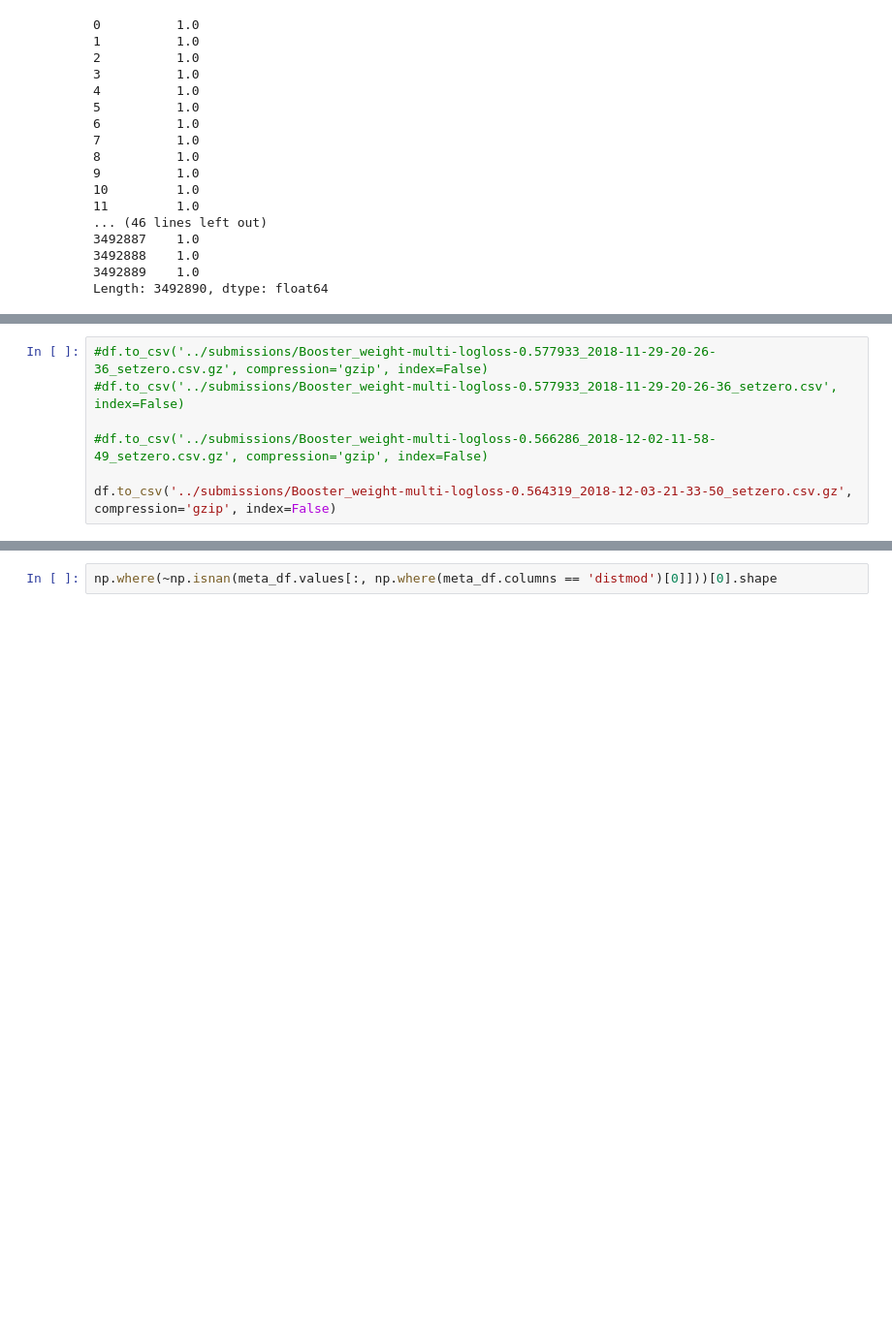
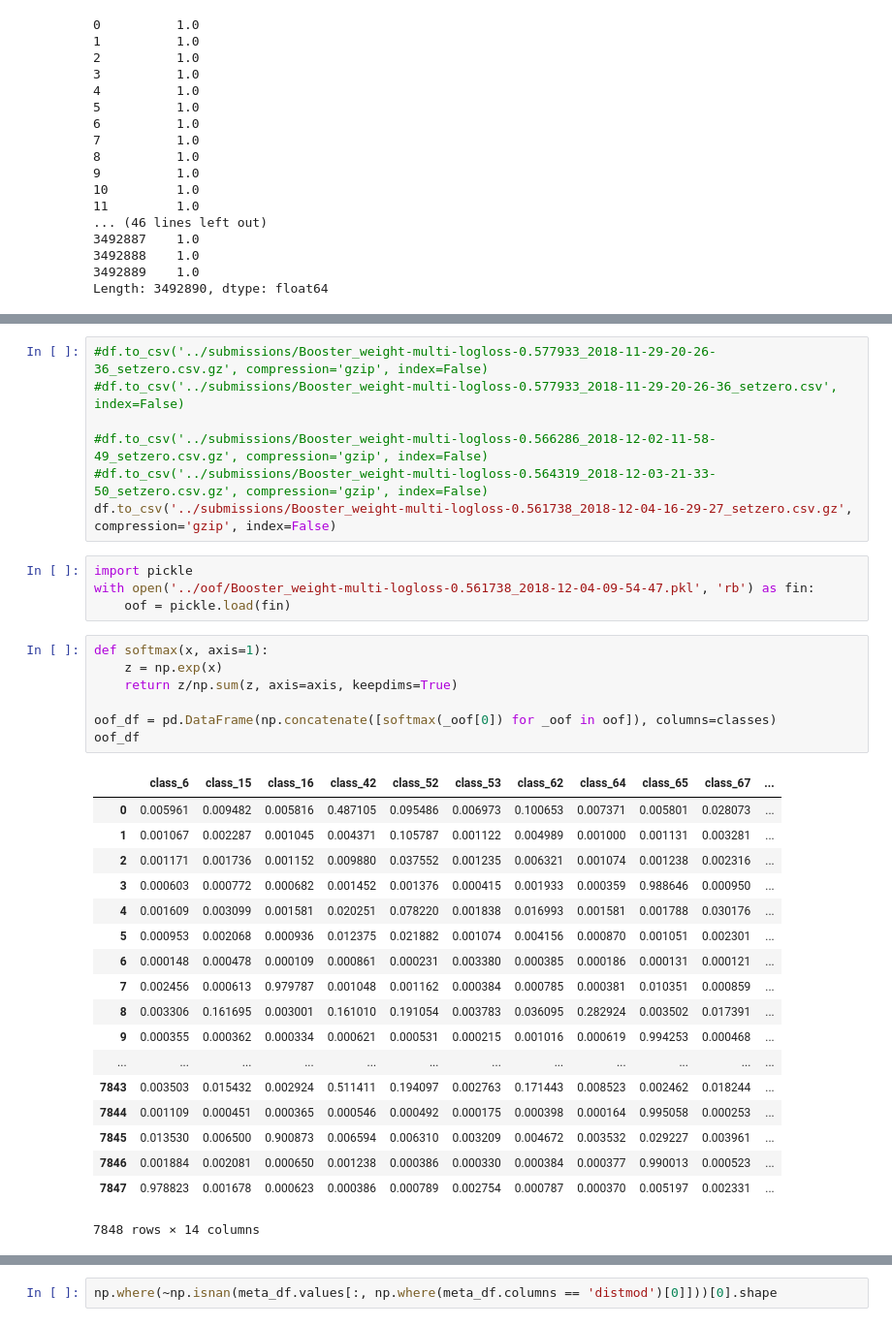
Before and after one commit to guchio3/kaggle-plasticc, a Jupyter notebook: notebook/construct_nn.ipynb, the cells around one changed output, grey strips where cells are left out. Shown: that part at 97% size. Cells and saved outputs as stored; diff of their text form; blank space fills up the shorter version.

```diff
--- a/notebook/construct_nn.ipynb
+++ b/notebook/construct_nn.ipynb
@@ -1383,8 +1384,38 @@ Name: class_99, Length: 3492890, dtype: float64
 #df.to_csv('../submissions/Booster_weight-multi-logloss-0.577933_2018-11-29-20-26-36_setzero.csv', index=False)
 
 #df.to_csv('../submissions/Booster_weight-multi-logloss-0.566286_2018-12-02-11-58-49_setzero.csv.gz', compression='gzip', index=False)
-
-df.to_csv('../submissions/Booster_weight-multi-logloss-0.564319_2018-12-03-21-33-50_setzero.csv.gz', compression='gzip', index=False)
+#df.to_csv('../submissions/Booster_weight-multi-logloss-0.564319_2018-12-03-21-33-50_setzero.csv.gz', compression='gzip', index=False)
+df.to_csv('../submissions/Booster_weight-multi-logloss-0.561738_2018-12-04-16-29-27_setzero.csv.gz', compression='gzip', index=False)
+# %%
+import pickle
+with open('../oof/Booster_weight-multi-logloss-0.561738_2018-12-04-09-54-47.pkl', 'rb') as fin:
+    oof = pickle.load(fin)
+# %%
+def softmax(x, axis=1):
+    z = np.exp(x)
+    return z/np.sum(z, axis=axis, keepdims=True)
+
+oof_df = pd.DataFrame(np.concatenate([softmax(_oof[0]) for _oof in oof]), columns=classes)
+oof_df
+# %% [output]
+|  | class_6 | class_15 | class_16 | class_42 | class_52 | class_53 | class_62 | class_64 | class_65 | class_67 | ... |
+| 0 | 0.005961 | 0.009482 | 0.005816 | 0.487105 | 0.095486 | 0.006973 | 0.100653 | 0.007371 | 0.005801 | 0.028073 | ... |
+| 1 | 0.001067 | 0.002287 | 0.001045 | 0.004371 | 0.105787 | 0.001122 | 0.004989 | 0.001000 | 0.001131 | 0.003281 | ... |
+| 2 | 0.001171 | 0.001736 | 0.001152 | 0.009880 | 0.037552 | 0.001235 | 0.006321 | 0.001074 | 0.001238 | 0.002316 | ... |
+| 3 | 0.000603 | 0.000772 | 0.000682 | 0.001452 | 0.001376 | 0.000415 | 0.001933 | 0.000359 | 0.988646 | 0.000950 | ... |
+| 4 | 0.001609 | 0.003099 | 0.001581 | 0.020251 | 0.078220 | 0.001838 | 0.016993 | 0.001581 | 0.001788 | 0.030176 | ... |
+| 5 | 0.000953 | 0.002068 | 0.000936 | 0.012375 | 0.021882 | 0.001074 | 0.004156 | 0.000870 | 0.001051 | 0.002301 | ... |
+| 6 | 0.000148 | 0.000478 | 0.000109 | 0.000861 | 0.000231 | 0.003380 | 0.000385 | 0.000186 | 0.000131 | 0.000121 | ... |
+| 7 | 0.002456 | 0.000613 | 0.979787 | 0.001048 | 0.001162 | 0.000384 | 0.000785 | 0.000381 | 0.010351 | 0.000859 | ... |
+| 8 | 0.003306 | 0.161695 | 0.003001 | 0.161010 | 0.191054 | 0.003783 | 0.036095 | 0.282924 | 0.003502 | 0.017391 | ... |
+| 9 | 0.000355 | 0.000362 | 0.000334 | 0.000621 | 0.000531 | 0.000215 | 0.001016 | 0.000619 | 0.994253 | 0.000468 | ... |
+| ... | ... | ... | ... | ... | ... | ... | ... | ... | ... | ... | ... |
+| 7843 | 0.003503 | 0.015432 | 0.002924 | 0.511411 | 0.194097 | 0.002763 | 0.171443 | 0.008523 | 0.002462 | 0.018244 | ... |
+| 7844 | 0.001109 | 0.000451 | 0.000365 | 0.000546 | 0.000492 | 0.000175 | 0.000398 | 0.000164 | 0.995058 | 0.000253 | ... |
+| 7845 | 0.013530 | 0.006500 | 0.900873 | 0.006594 | 0.006310 | 0.003209 | 0.004672 | 0.003532 | 0.029227 | 0.003961 | ... |
+| 7846 | 0.001884 | 0.002081 | 0.000650 | 0.001238 | 0.000386 | 0.000330 | 0.000384 | 0.000377 | 0.990013 | 0.000523 | ... |
+| 7847 | 0.978823 | 0.001678 | 0.000623 | 0.000386 | 0.000789 | 0.002754 | 0.000787 | 0.000370 | 0.005197 | 0.002331 | ... |
+7848 rows × 14 columns
 # %%
 from matplotlib import pyplot as plt
 
```
Also changed, not shown: parts of 6 cells of this notebook, 2 other files.
